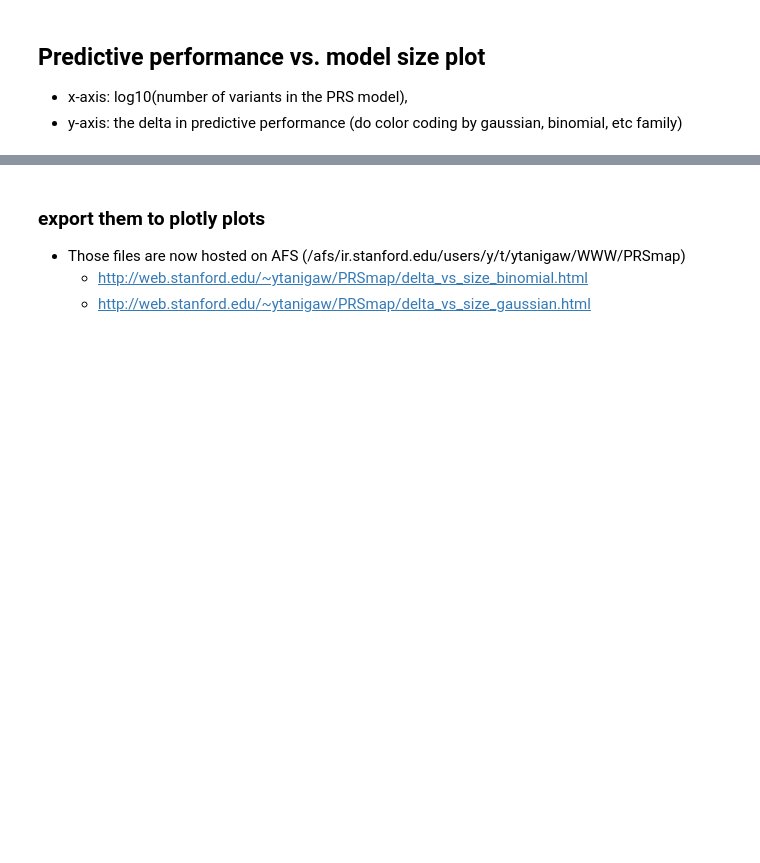
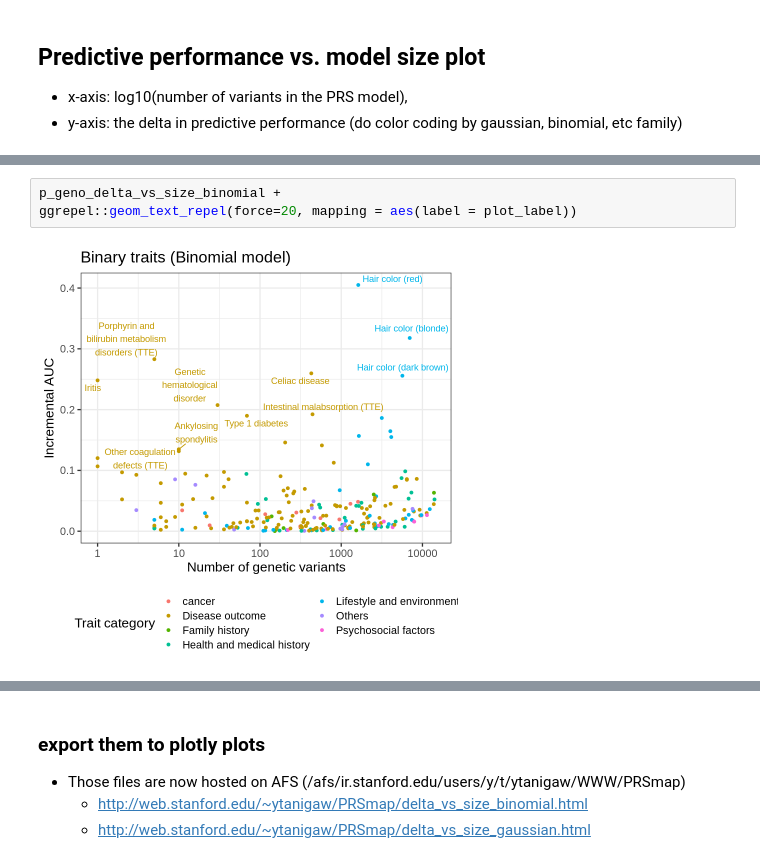
Before and after one commit to rivas-lab/PRS, a Jupyter notebook: notebook/20210115_GBE_data_prep/4_summary_plots.ipynb, the cells around one changed output, grey strips where cells are left out. Saved outputs shown, nothing was run; the diff lists cells and outputs as text; blank space fills up the shorter version.

Commit message:
update plots

```diff
--- a/notebook/20210115_GBE_data_prep/4_summary_plots.ipynb
+++ b/notebook/20210115_GBE_data_prep/4_summary_plots.ipynb
@@ -270,0 +348,5 @@ guides(color=guide_legend(ncol=2)) -> p_geno_delta_vs_size_gaussian
+# %%
+p_geno_delta_vs_size_binomial +
+ggrepel::geom_text_repel(force=20, mapping = aes(label = plot_label))
+# %% [output]
+[figure, added]
```
Also changed, not shown: parts of 13 cells of this notebook, 6 other files.
